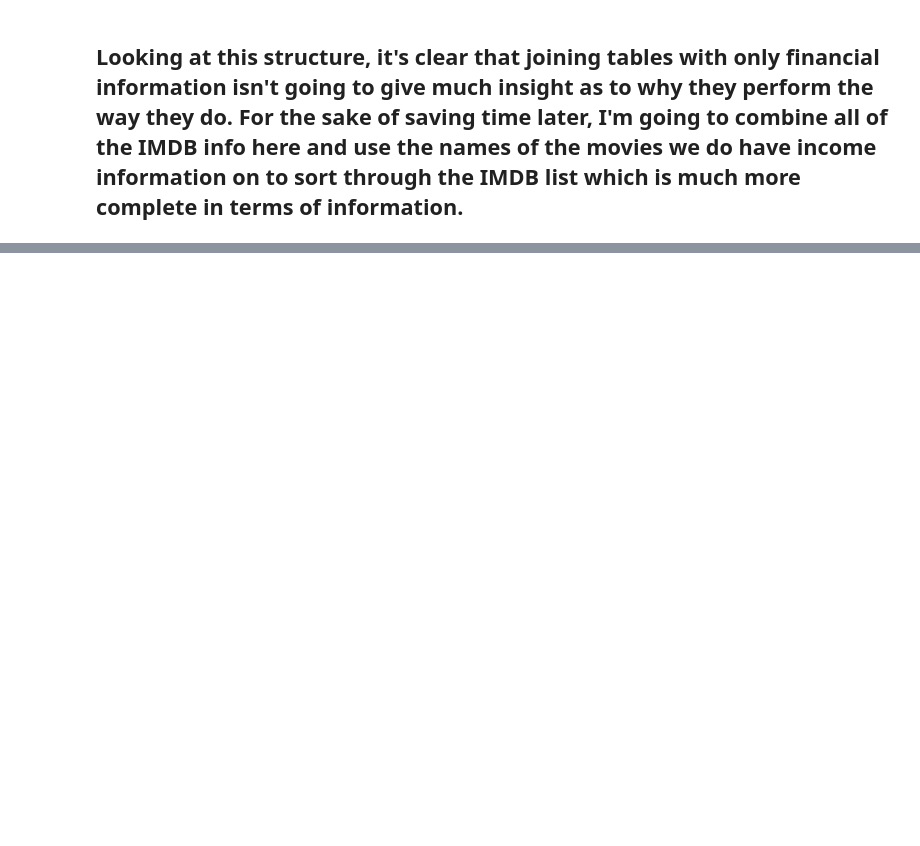
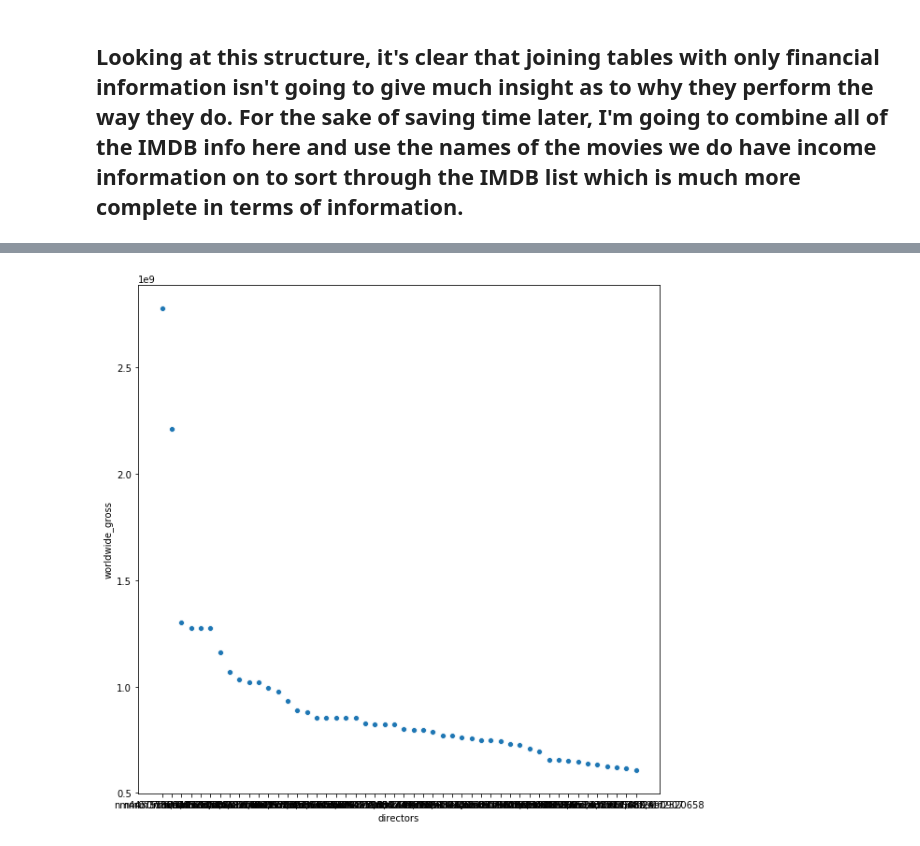
Before and after one commit to minthammock/dsc-mod-1-project-v2-1-onl01-dtsc-pt-041320, a Jupyter notebook: student.ipynb, the cells around one changed output, grey strips where cells are left out. Cells and saved outputs as stored; diff of their text form; code cells hidden in the pictures; blank space fills up the shorter version.

```diff
--- a/student.ipynb
+++ b/student.ipynb
@@ -171,0 +218,8 @@ dtype('O')
+# %%
+x = df2.groupby('directors').mean().sort_values('worldwide_gross', ascending = False).index[:50]
+y = df2.groupby('directors').mean().sort_values('worldwide_gross', ascending = False)['worldwide_gross'][:50]
+fig,ax = plt.subplots(figsize = (10,10),
+                      ncols = 1, nrows = 1)
+ax = sns.scatterplot(x = x, y = y)
+# %% [output]
+[figure, added]
```
Also changed, not shown: parts of 21 cells of this notebook.
